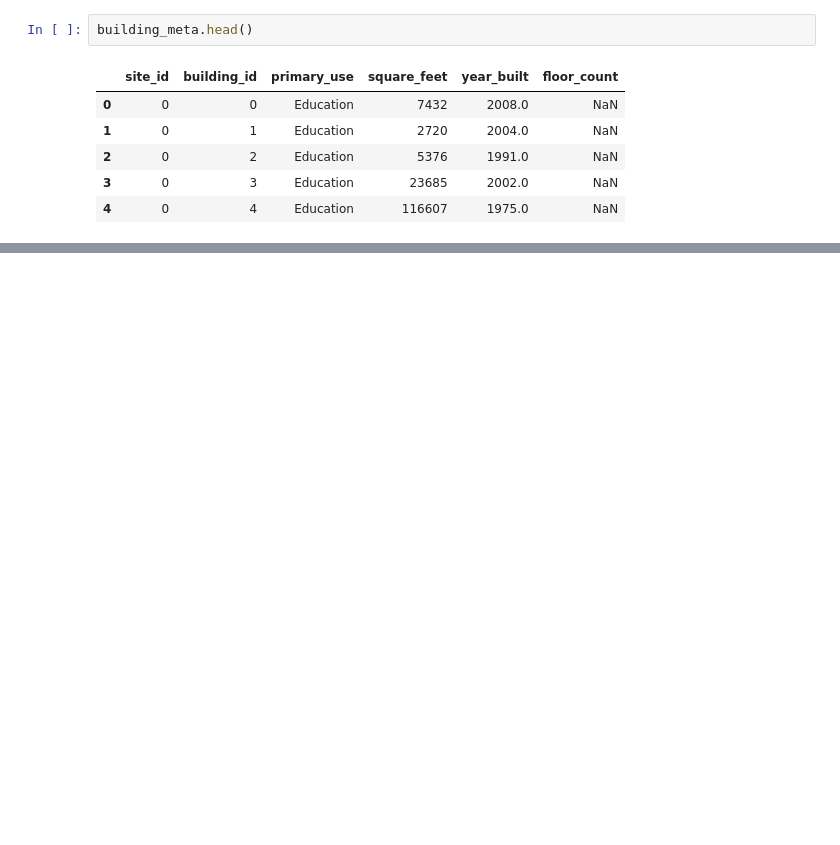
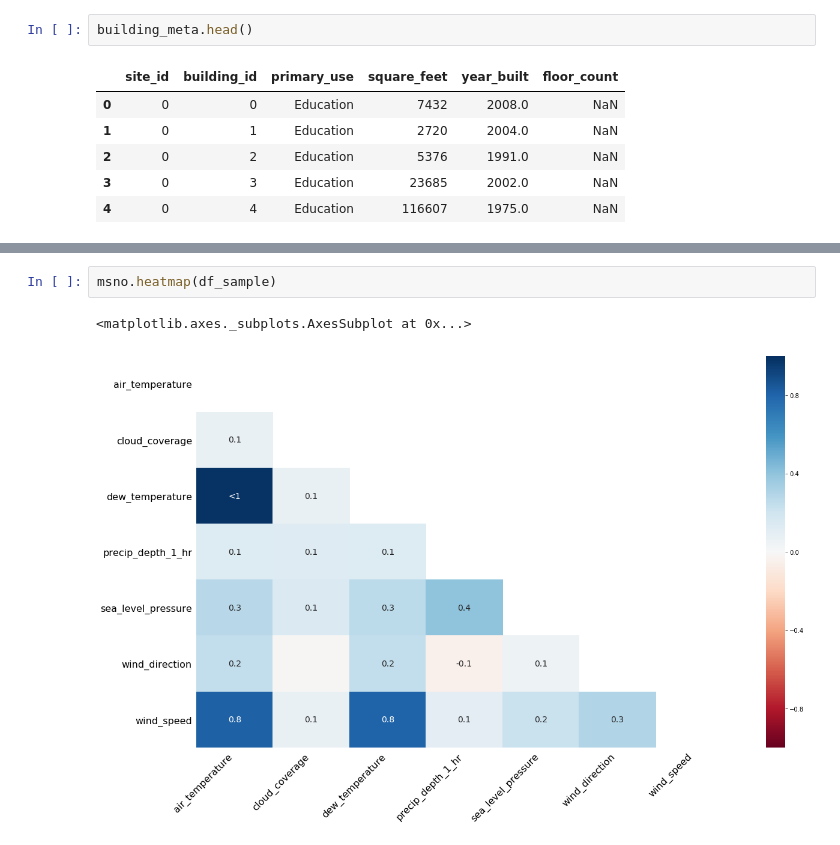
Before and after one commit to ovaisnazir/Master-Thesis, a Jupyter notebook: notebooks/0.0-vcp-draft-experimental.ipynb, the cells around one changed output, grey strips where cells are left out. Drawn from its saved outputs; the diff is of its cells as text; blank space fills up the shorter version.

```diff
--- a/notebooks/0.0-vcp-draft-experimental.ipynb
+++ b/notebooks/0.0-vcp-draft-experimental.ipynb
@@ -88,0 +436,5 @@ train_merged = pd.merge(train, train_join_1, how='inner', on='building_id')
+# %%
+msno.heatmap(df_sample)
+# %% [output]
+<matplotlib.axes._subplots.AxesSubplot at 0x...>
+[figure, added]
```
Also changed, not shown: parts of 65 cells of this notebook, 3 other files.
